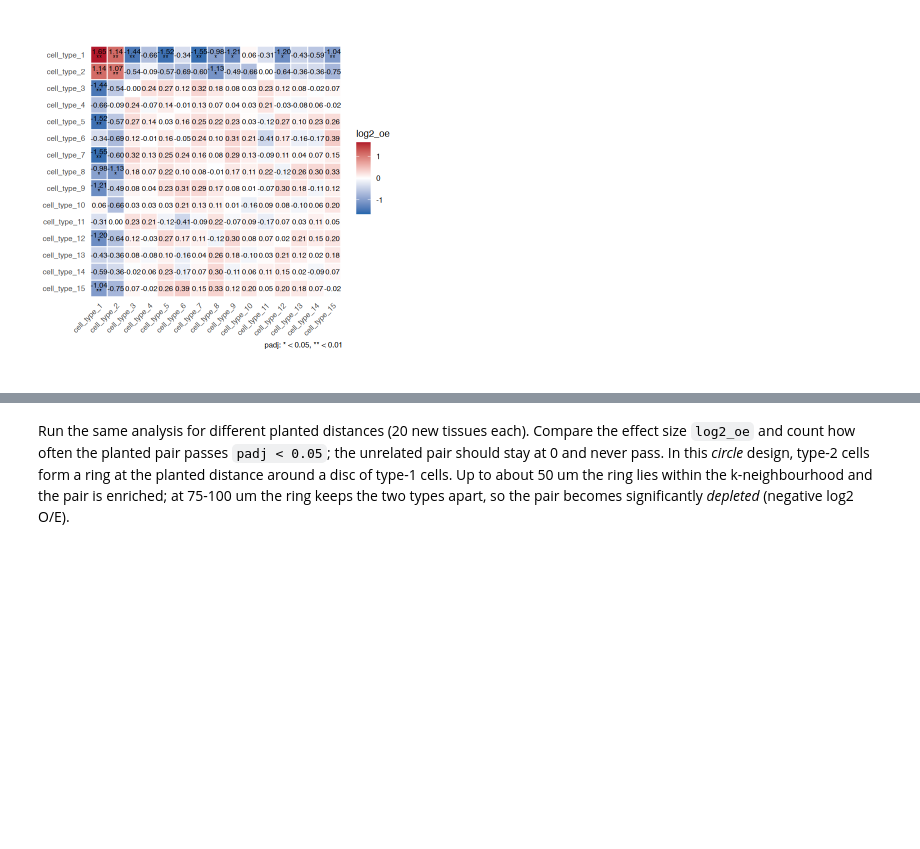
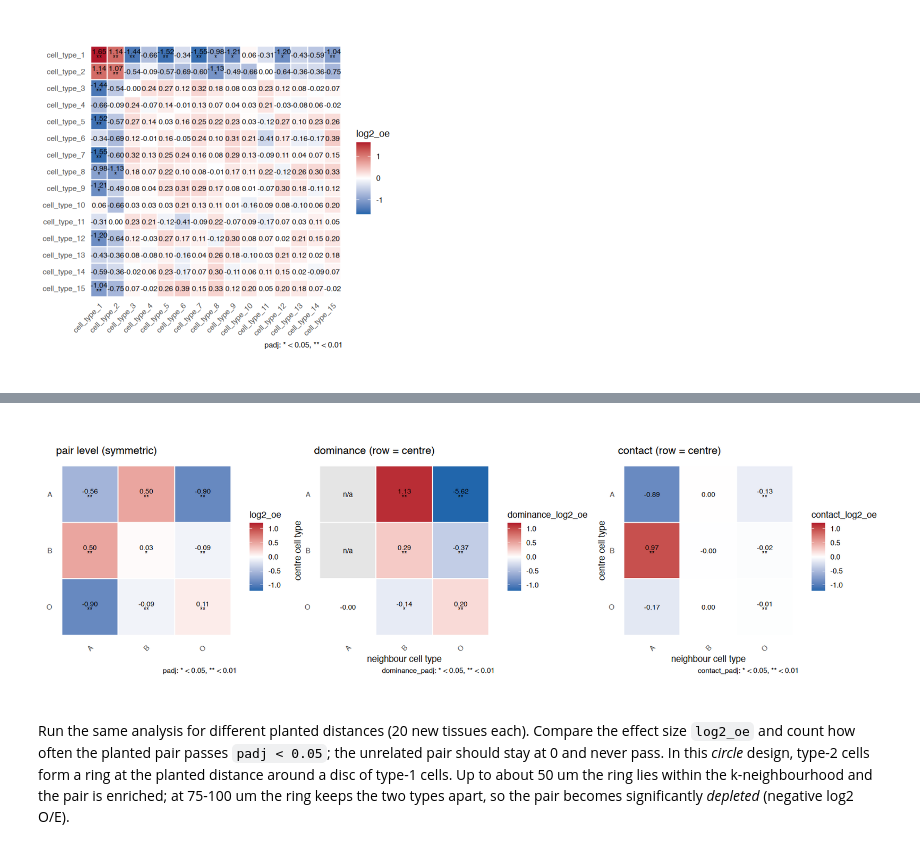
Before and after one commit to juninamo/spatialCooccur, a Jupyter notebook: vignettes/SNA_tutorial_simulation.ipynb, the cells around one changed output, grey strips where cells are left out. Saved outputs shown, nothing was run; the diff lists cells and outputs as text; code cells hidden in the pictures; blank space fills up the shorter version.

```diff
--- a/vignettes/SNA_tutorial_simulation.ipynb
+++ b/vignettes/SNA_tutorial_simulation.ipynb
@@ -151,3 +164,18 @@ plot_nhood_heatmap(nhood_res)
+# %%
+set.seed(1); n <- 3000
+da <- data.frame(x = runif(n, 0, 600), y = runif(n, 0, 600), cell_type = sample(c("B", "O"), n, TRUE, prob = c(0.4, 0.6)))
+ctr <- cbind(runif(90, 20, 580), runif(90, 20, 580))                       # 90 A cells ...
+da <- rbind(da, data.frame(x = ctr[, 1], y = ctr[, 2], cell_type = "A"),
+            data.frame(x = rep(ctr[, 1], each = 6) + rnorm(540, 0, 6),      # ... each inside a cluster of 6 B cells
+                       y = rep(ctr[, 2], each = 6) + rnorm(540, 0, 6), cell_type = "B"))
+rownames(da) <- paste0("c", seq_len(nrow(da))); da$cell_type <- factor(da$cell_type, levels = c("A", "B", "O"))
+ra <- nhood_enrichment(da, cluster_key = "cell_type", neighbors.k = 10, n_perms = 200, seed = 1, n_jobs = 1)
+options(repr.plot.width = 15, repr.plot.height = 5)
+(plot_nhood_heatmap(ra, limits = c(-1.2, 1.2)) + ggtitle("pair level (symmetric)")) |
+  (plot_nhood_heatmap(ra, value = "dominance_log2_oe", limits = c(-1.2, 1.2)) + ggtitle("dominance (row = centre)")) |
+  (plot_nhood_heatmap(ra, value = "contact_log2_oe", limits = c(-1.2, 1.2)) + ggtitle("contact (row = centre)"))
+# %% [output]
+[figure, added]
 # %% [markdown]
 Run the same analysis for different planted distances (20 new tissues each). Compare the effect size `log2_oe` and count how often the planted pair passes `padj < 0.05`; the unrelated pair should stay at 0 and never pass. In this *circle* design, type-2 cells form a ring at the planted distance around a disc of type-1 cells. Up to about 50 um the ring lies within the k-neighbourhood and the pair is enriched; at 75-100 um the ring keeps the two types apart, so the pair becomes significantly *depleted* (negative log2 O/E).
 # %%
```
Also changed, not shown: parts of 2 cells of this notebook, 8 other files.
